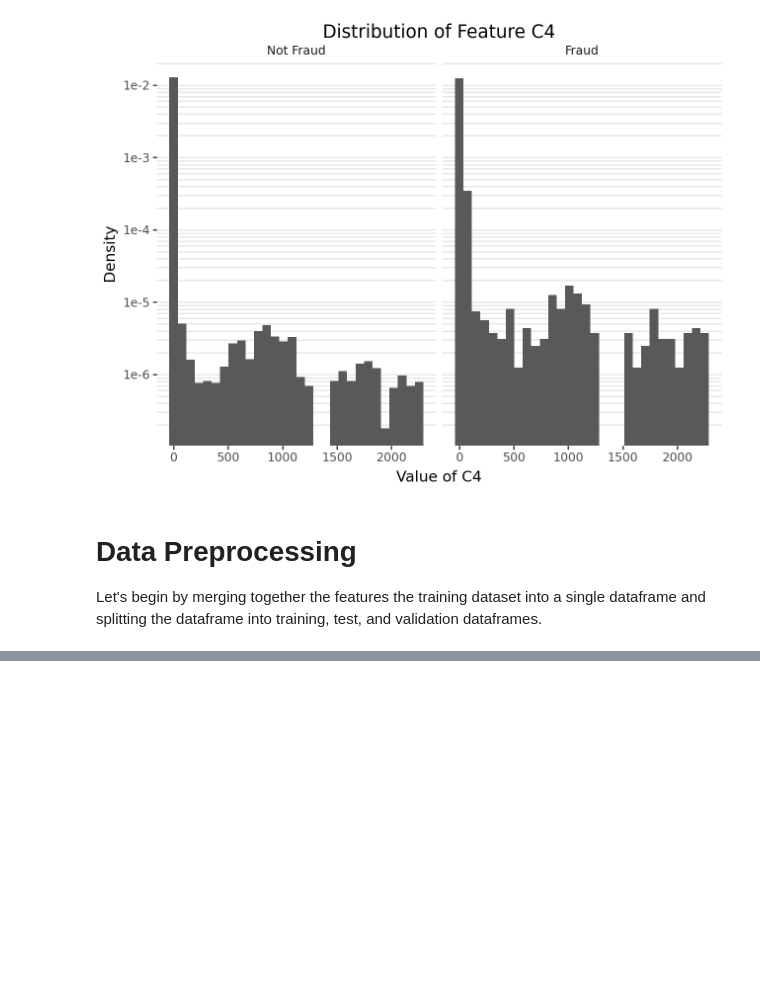
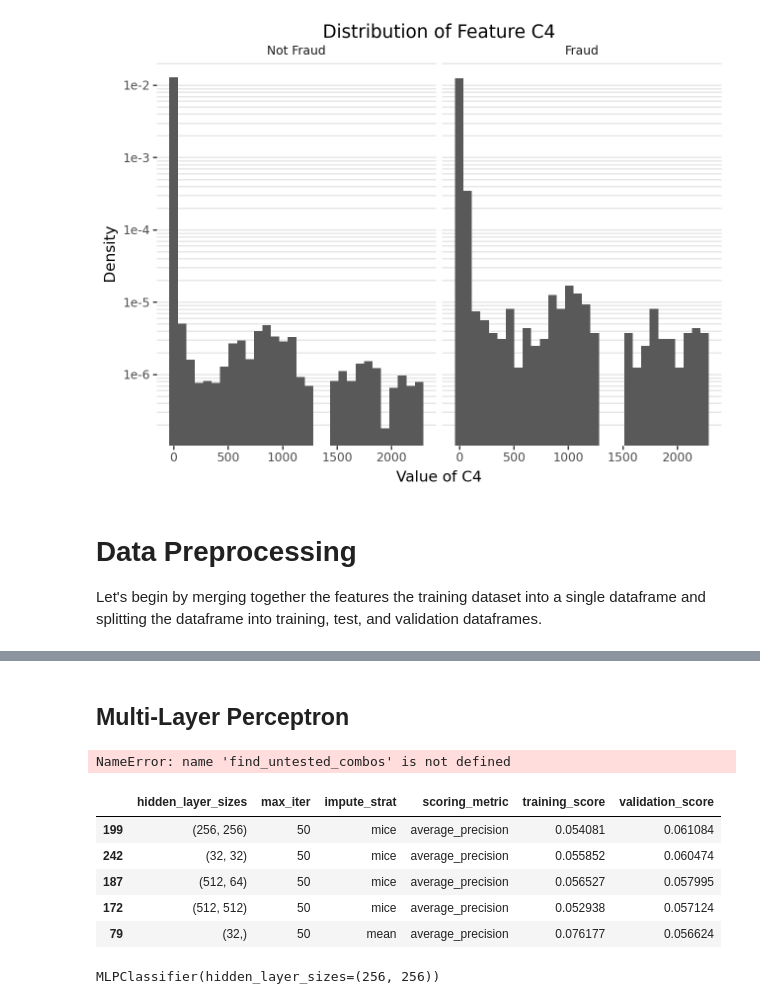
Before and after one commit to JonMcEntee/ieee-cis-fraud-detection, a Jupyter notebook: IEEE_CIS_Fraud_Detection.ipynb, the cells around one changed output, grey strips where cells are left out. Drawn from its saved outputs; the diff is of its cells as text; code cells hidden in the pictures; blank space fills up the shorter version.

```diff
--- a/IEEE_CIS_Fraud_Detection.ipynb
+++ b/IEEE_CIS_Fraud_Detection.ipynb
@@ -877,0 +871,2 @@ run_grid_search(HistGradientBoostingClassifier, X_train, y_train, untested_combo
+# %% [markdown]
+## Multi-Layer Perceptron
@@ -877,0 +888,24 @@ run_grid_search(HistGradientBoostingClassifier, X_train, y_train, untested_combo
+# %%
+parameters = {
+    'impute_strat' : ['mean', 'median', 'mice'],
+    'hidden_layer_sizes' : layer_combos,
+    'max_iter' : [50]
+}
+scoring_metric = 'average_precision'
+
+untested_combos = find_untested_combos(parameters, "./drive/My Drive/ieee-fraud-detection/output/mlp_results.csv")
+run_grid_search(MLPClassifier, X_train, y_train, untested_combos, scoring_metric,
+                csv_location="./drive/My Drive/ieee-fraud-detection/output/mlp_results.csv",
+                load_csv_stub="./drive/My Drive/ieee-fraud-detection/interpolated/")
+# %% [output]
+NameError: name 'find_untested_combos' is not defined
+# %%
+pd.read_csv("./drive/My Drive/ieee-fraud-detection/output/mlp_results.csv")\
+.sort_values(by="validation_score", ascending=False).head()
+# %% [output]
+|  | hidden_layer_sizes | max_iter | impute_strat | scoring_metric | training_score | validation_score |
+| 199 | (256, 256) | 50 | mice | average_precision | 0.054081 | 0.061084 |
+| 242 | (32, 32) | 50 | mice | average_precision | 0.055852 | 0.060474 |
+| 187 | (512, 64) | 50 | mice | average_precision | 0.056527 | 0.057995 |
+| 172 | (512, 512) | 50 | mice | average_precision | 0.052938 | 0.057124 |
+| 79 | (32,) | 50 | mean | average_precision | 0.076177 | 0.056624 |
@@ -877,0 +933,5 @@ run_grid_search(HistGradientBoostingClassifier, X_train, y_train, untested_combo
+# %%
+clf = MLPClassifier(hidden_layer_sizes=(256, 256), max_iter=200)
+clf.fit(X_train, y_train)
+# %% [output]
+MLPClassifier(hidden_layer_sizes=(256, 256))
```
Also changed, not shown: parts of 66 cells of this notebook.
